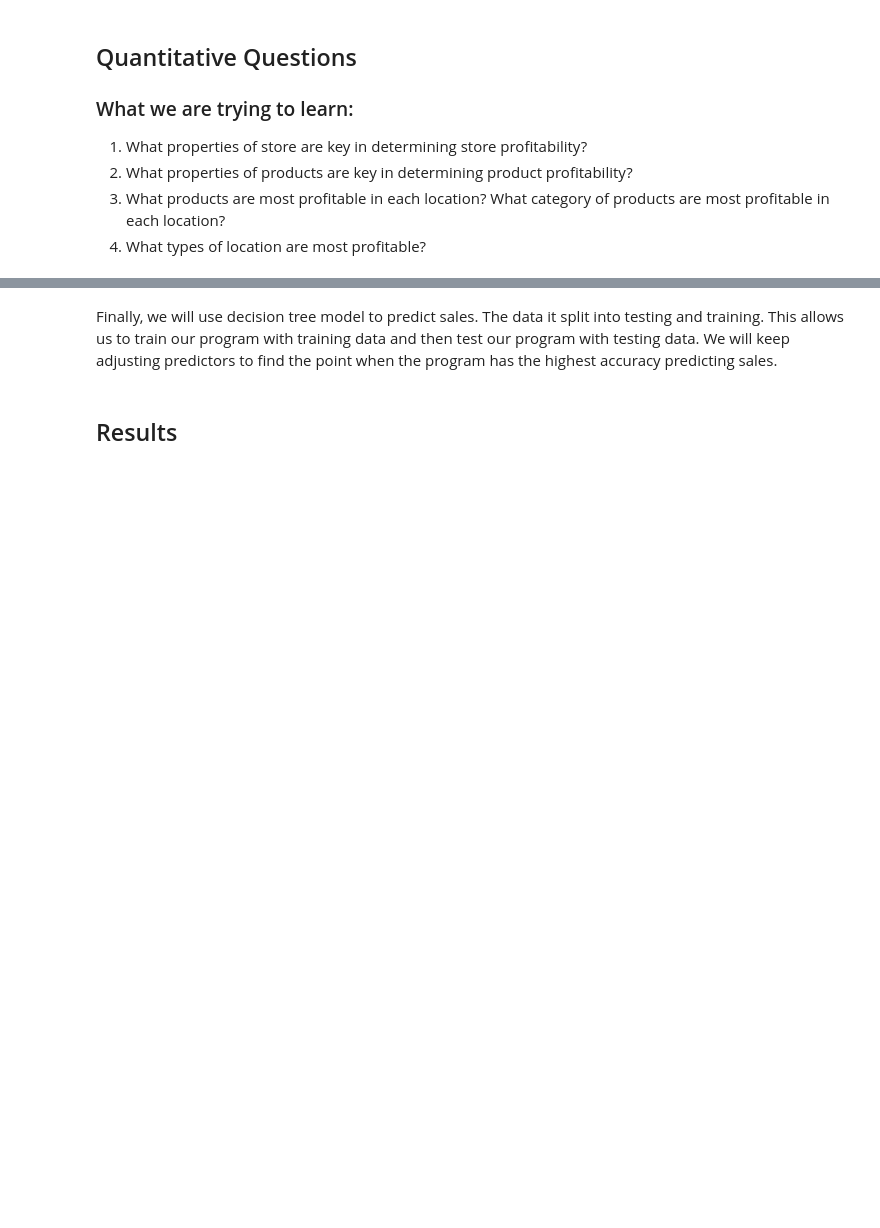
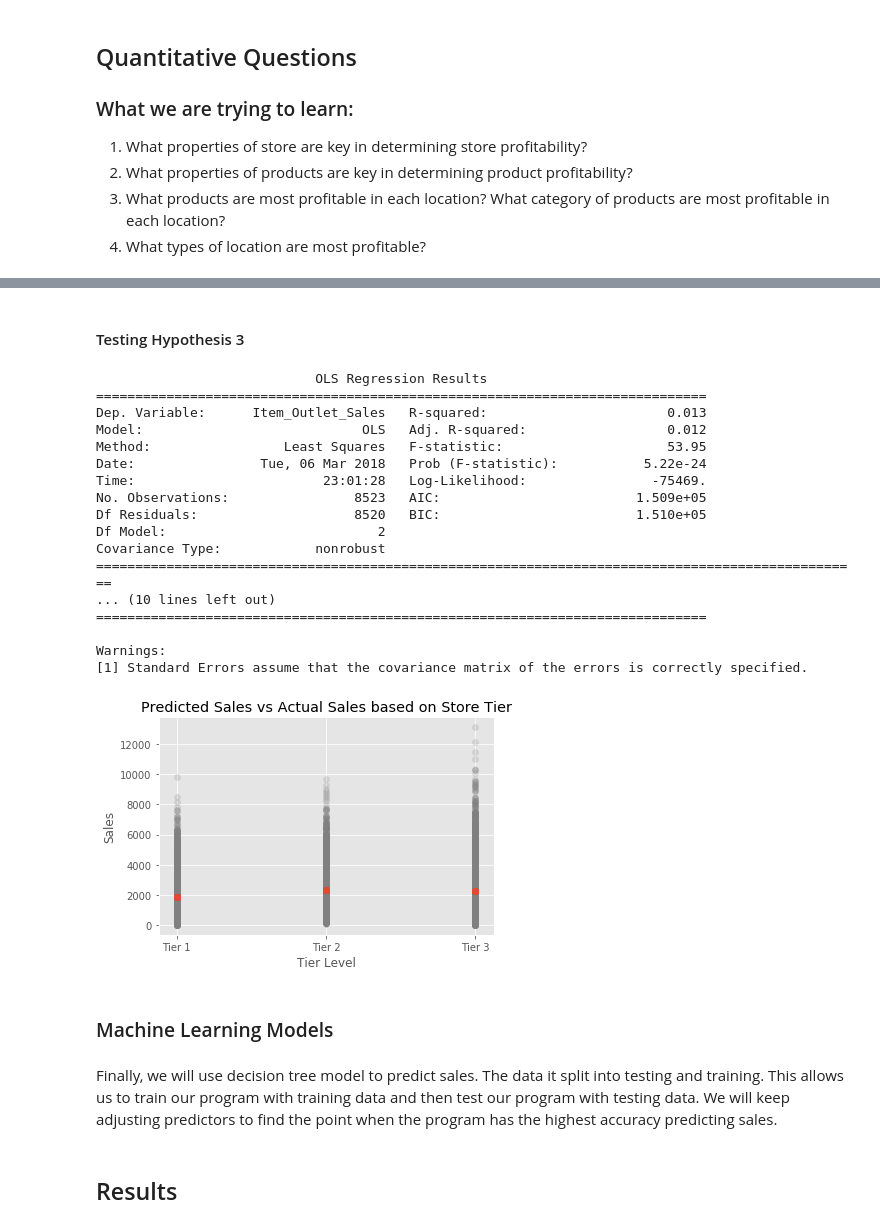
Before and after one commit to zicodeng/bigmart-sales-prediction, a Jupyter notebook: linear-regression.ipynb, the cells around one changed output, grey strips where cells are left out. Drawn from its saved outputs; the diff is of its cells as text; code cells hidden in the pictures; blank space fills up the shorter version.

```diff
--- a/linear-regression.ipynb
+++ b/linear-regression.ipynb
@@ -46,3 +116,28 @@ Then we will try linear regression model if both dependent and independent varia
+# %% [markdown]
+#### Testing Hypothesis 3
+# %%
+GetHyp3()
+# %% [output]
+                            OLS Regression Results
+==============================================================================
+Dep. Variable:      Item_Outlet_Sales   R-squared:                       0.013
+Model:                            OLS   Adj. R-squared:                  0.012
+Method:                 Least Squares   F-statistic:                     53.95
+Date:                Tue, 06 Mar 2018   Prob (F-statistic):           5.22e-24
+Time:                        23:01:28   Log-Likelihood:                -75469.
+No. Observations:                8523   AIC:                         1.509e+05
+Df Residuals:                    8520   BIC:                         1.510e+05
+Df Model:                           2
+Covariance Type:            nonrobust
+==================================================================================================
+... (10 lines left out)
+==============================================================================
+
+Warnings:
+[1] Standard Errors assume that the covariance matrix of the errors is correctly specified.
+[figure, added]
+# %% [markdown]
+### Machine Learning Models
 # %% [markdown]
 Finally, we will use decision tree model to predict sales. The data it split into testing and training. This allows us to train our program with training data and then test our program with testing data. We will keep adjusting predictors to find the point when the program has the highest accuracy predicting sales.
 # %%
```
Also changed, not shown: parts of 18 cells of this notebook, 1 other file.
